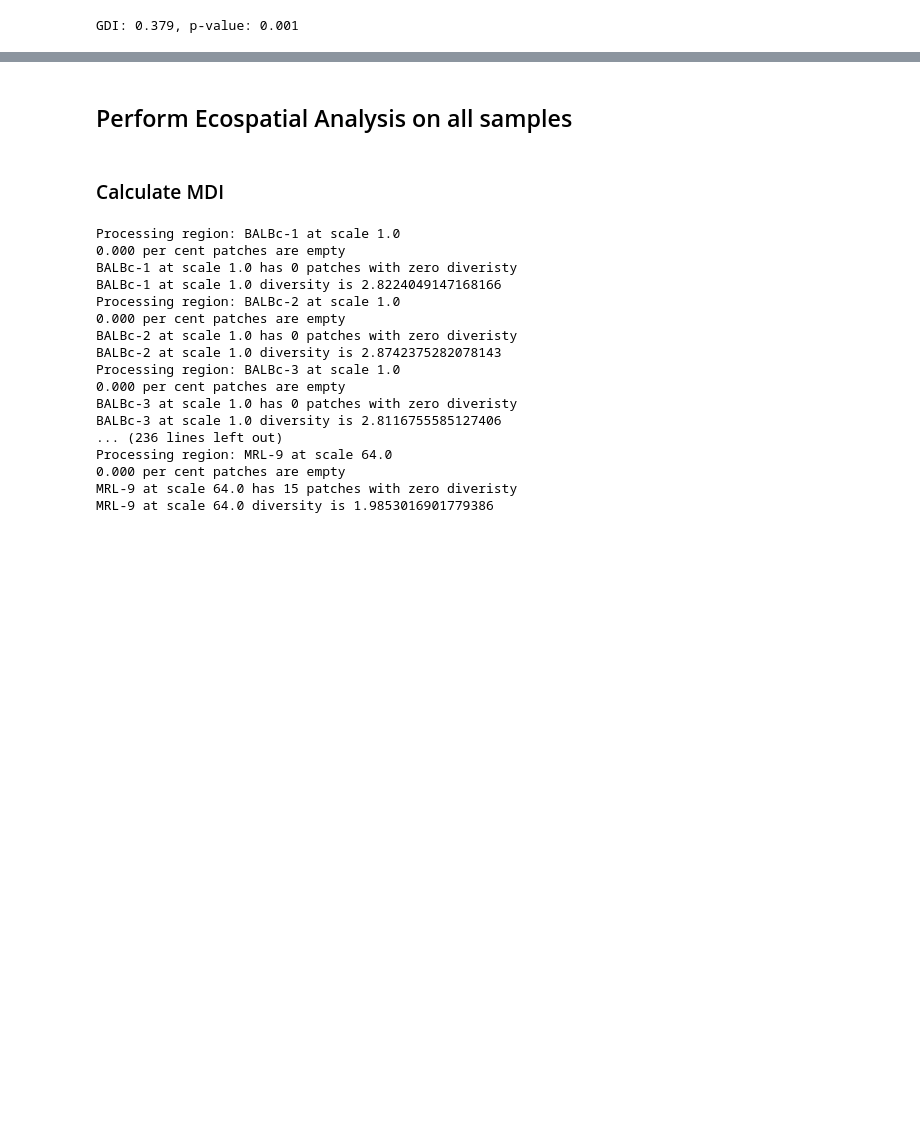
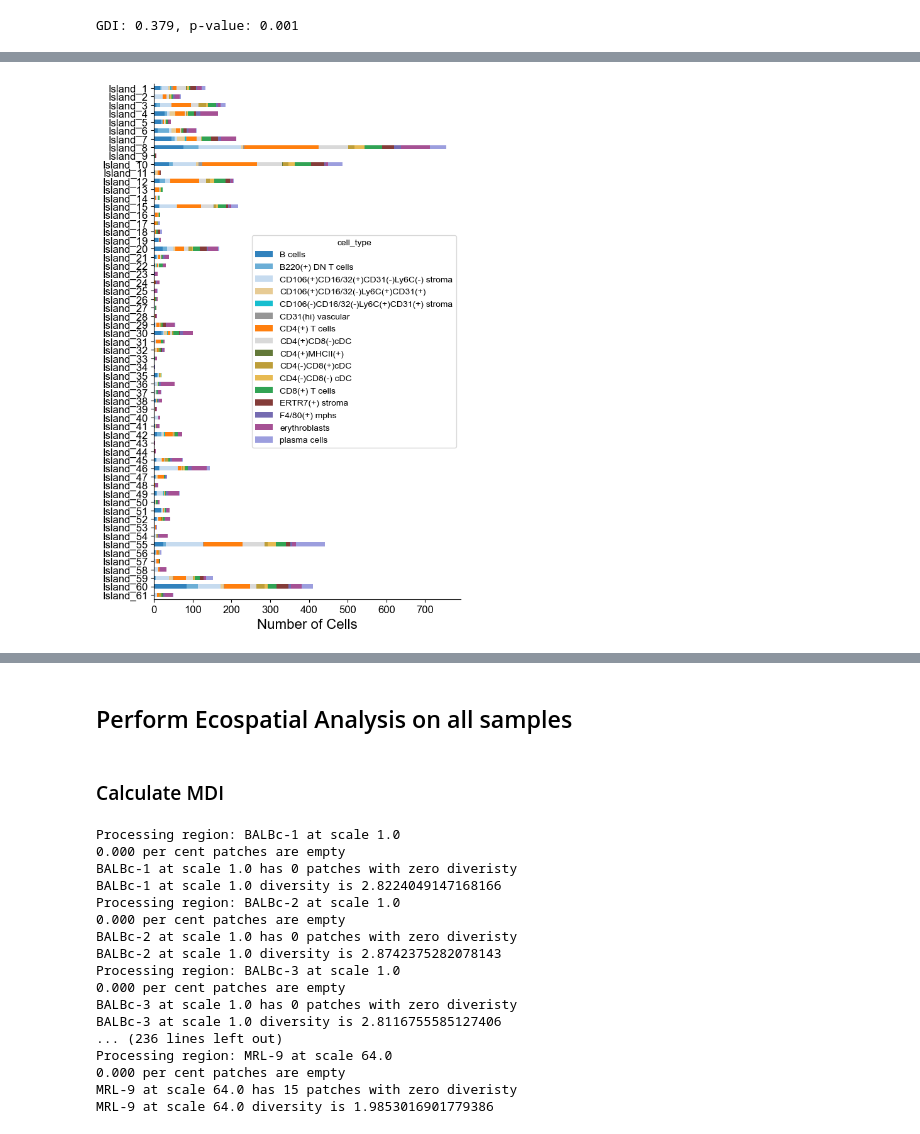
Before and after one commit to Feanor007/MESA, a Jupyter notebook: docs/notebooks/tutorials/MESA_Tutorials.ipynb, the cells around one changed output, grey strips where cells are left out. Cells and saved outputs as stored; diff of their text form; code cells hidden in the pictures; blank space fills up the shorter version.

```diff
--- a/docs/notebooks/tutorials/MESA_Tutorials.ipynb
+++ b/docs/notebooks/tutorials/MESA_Tutorials.ipynb
@@ -105,4 +148,4 @@ print(f"GDI: {GDI:.3f}, p-value: {p_sim:.3f}")
 GDI: 0.379, p-value: 0.001
 # %%
 # Calculate LDI and find hot/coldspots by applying local moran's I on the Diversity Heatmap
-hotspots, coldspots = eco.local_spatial_sats(grid, mode='MoranI', p_value=0.01, tissue_only=False)
+hotspots, coldspots = eco.local_spatial_stats(grid, mode='MoranI', p_value=0.01, tissue_only=False)
@@ -158,3 +204,19 @@ Processing region: MRL-8 at scale 64.0
 Region MRL-8 contains 331 diversity hotspots
 61 islands identified
 DPI: 183.256
+# %%
+# Visualise Islands composition and similarity
+from scipy.spatial.distance import pdist, squareform
+labelled_hot, num_hot_islands = eco._utils._label_islands(hotspots, rook=True)
+labelled_cold, num_cold_islands = eco._utils._label_islands(coldspots, rook=True)
+if Hot:
+    print(f"Aggregating hot islands composition")
+    filtered_patches_coordinates = [patch for patch, is_hotspot in zip(patches_coordinates, hotspots.flatten()) if is_hotspot]
+    filtered_patches_comp = [patch for patch, is_hotspot in zip(patches_comp, hotspots.flatten()) if is_hotspot]
+    island_comp = eco._utils.aggregate_spot_compositions(labelled_hot, patches_comp)
+else:
+    print(f"Aggregating cold islands composition")
+    filtered_patches_coordinates = [patch for patch, is_coldspot in zip(patches_coordinates, coldspots.flatten()) if is_coldspot]
+    filtered_patches_comp = [patch for patch, is_coldspot in zip(patches_comp, coldspots.flatten()) if is_coldspot]
+    island_comp = eco._utils.aggregate_spot_compositions(labelled_cold, patches_comp)
+island_comp.head()
@@ -160,0 +231,18 @@ DPI: 183.256
+# %%
+colors = [color_dict[col] for col in island_comp.columns]
+ax = island_comp.plot(kind='barh', stacked=True, color=colors, figsize=(6,9))
+
+# Set plot title, axis labels, and legend
+plt.title('', fontsize=16)
+plt.xlabel('Number of Cells', fontsize=16)
+plt.ylabel('')
+plt.xticks(rotation=0, fontsize=12)
+plt.yticks(rotation=0, fontsize=12)
+ax.spines['top'].set_visible(False)
+ax.spines['right'].set_visible(False)
+ax.invert_yaxis()
+
+plt.tight_layout()
+plt.show()
+# %% [output]
+[figure, added]
```
Also changed, not shown: parts of 11 cells of this notebook, 14 other files.
